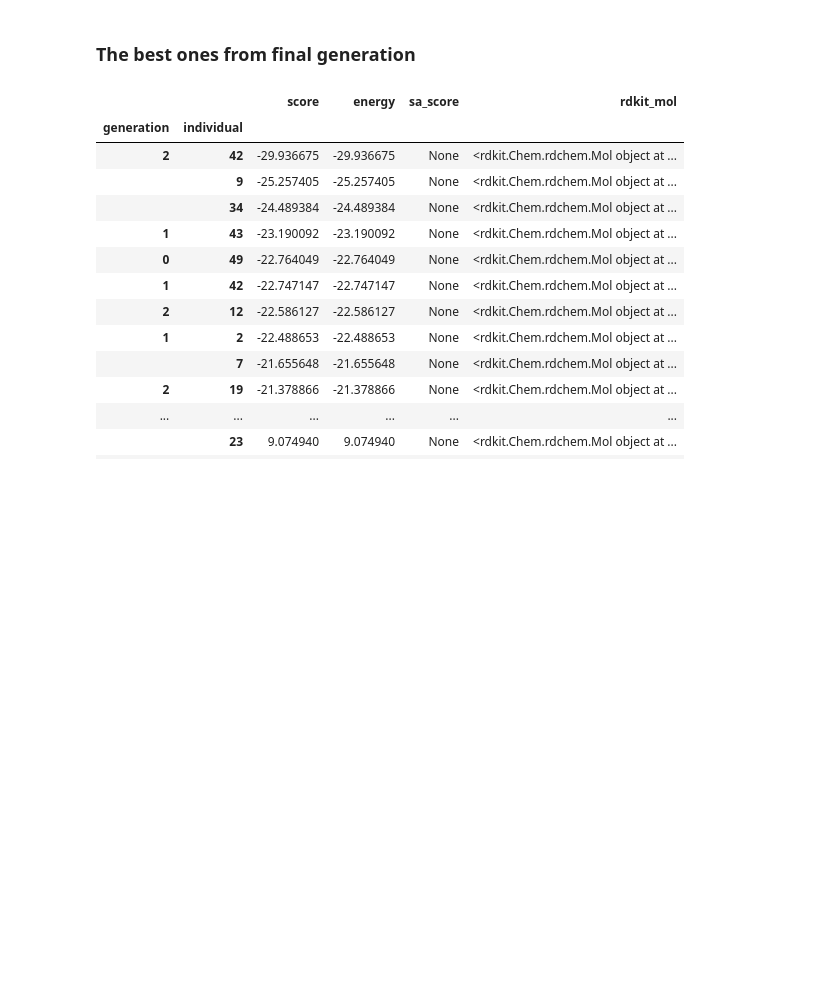
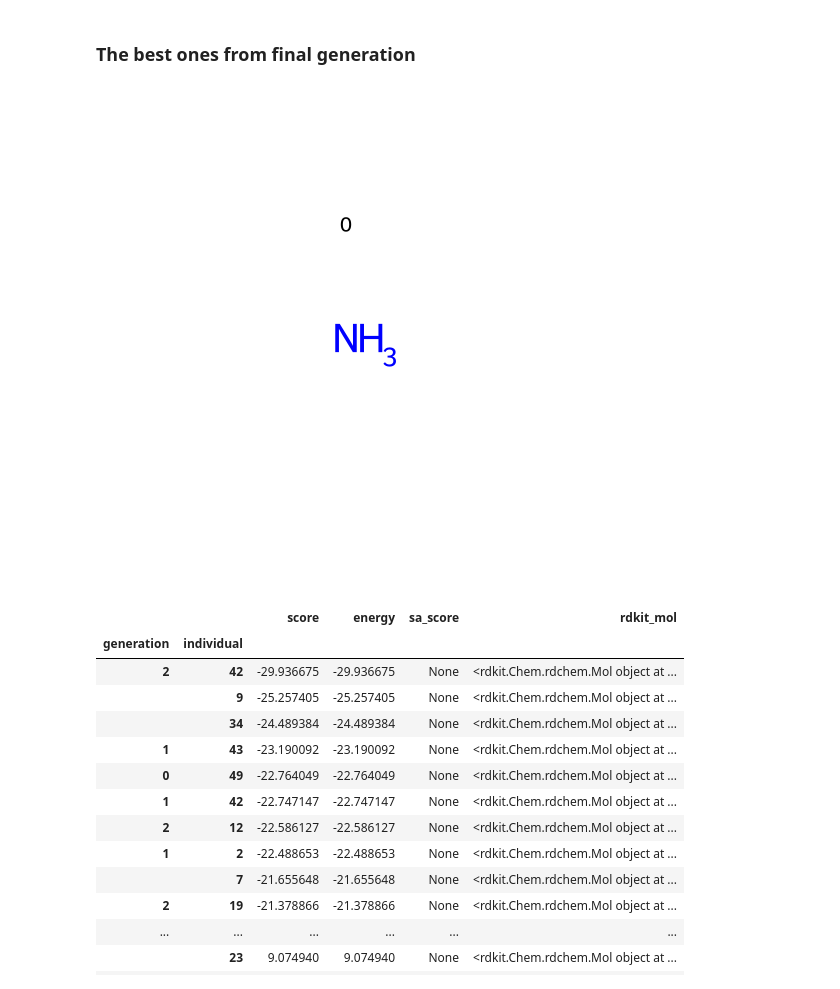
Before and after one commit to Strandgaard96/GB_GA, a Jupyter notebook: notebooks/Generation_exploration.ipynb, the cells around one changed output. Cells and saved outputs as stored; diff of their text form; code cells hidden in the pictures; blank space fills up the shorter version.

```diff
--- a/notebooks/Generation_exploration.ipynb
+++ b/notebooks/Generation_exploration.ipynb
@@ -142,6 +142,10 @@ interactive(children=(IntSlider(value=0, description='idx', max=107), Output()),
 <function __main__.conf_viewer(idx)>
 # %% [markdown]
 ### The best ones from final generation
+# %%
+t
+# %% [output]
+[figure, added]
 # %%
 with open(generation_path/'GA02.pkl', "rb") as f:
     gen10 = pickle.load(f)
```
Also changed, not shown: parts of 4 cells of this notebook, 7 other files.
